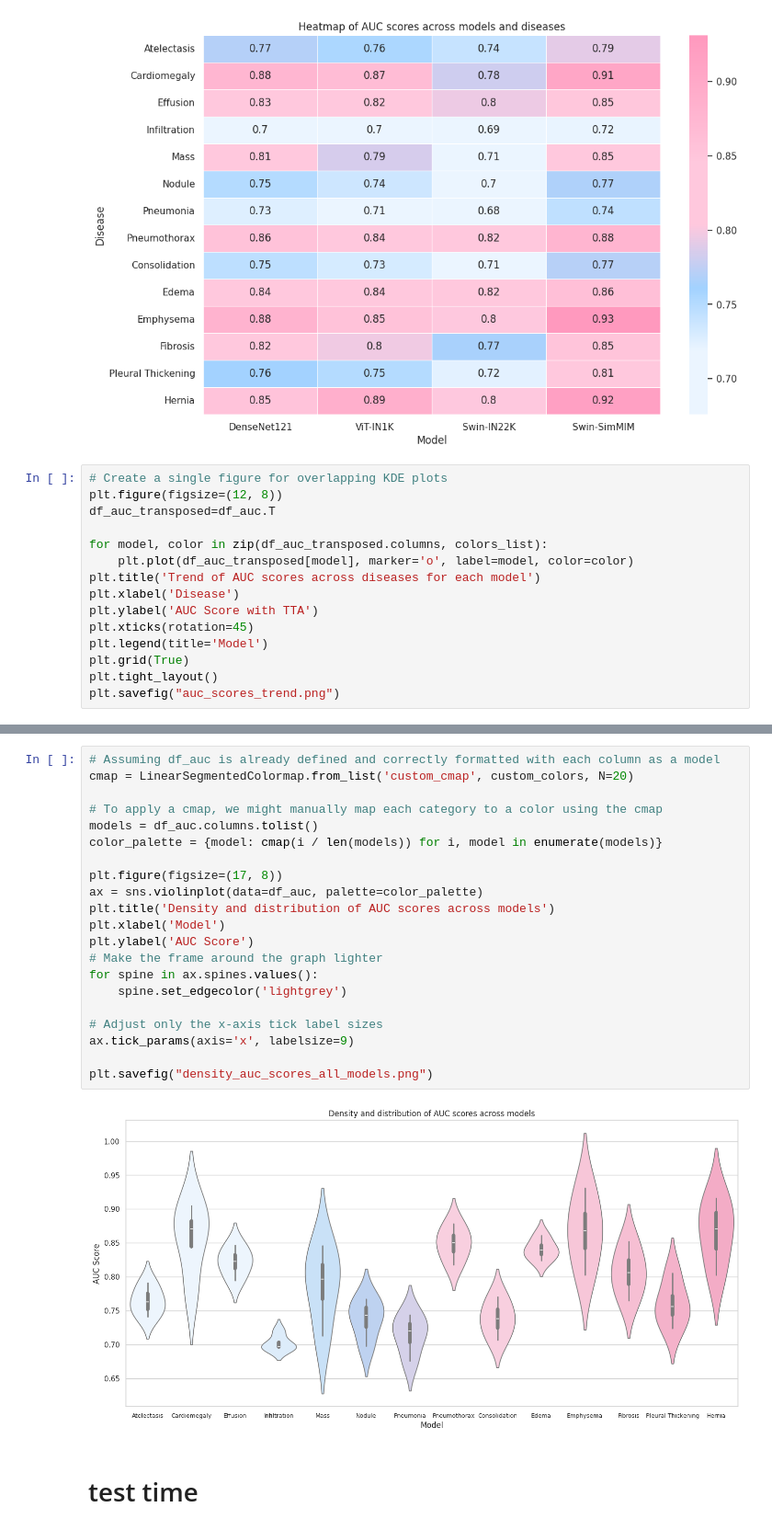
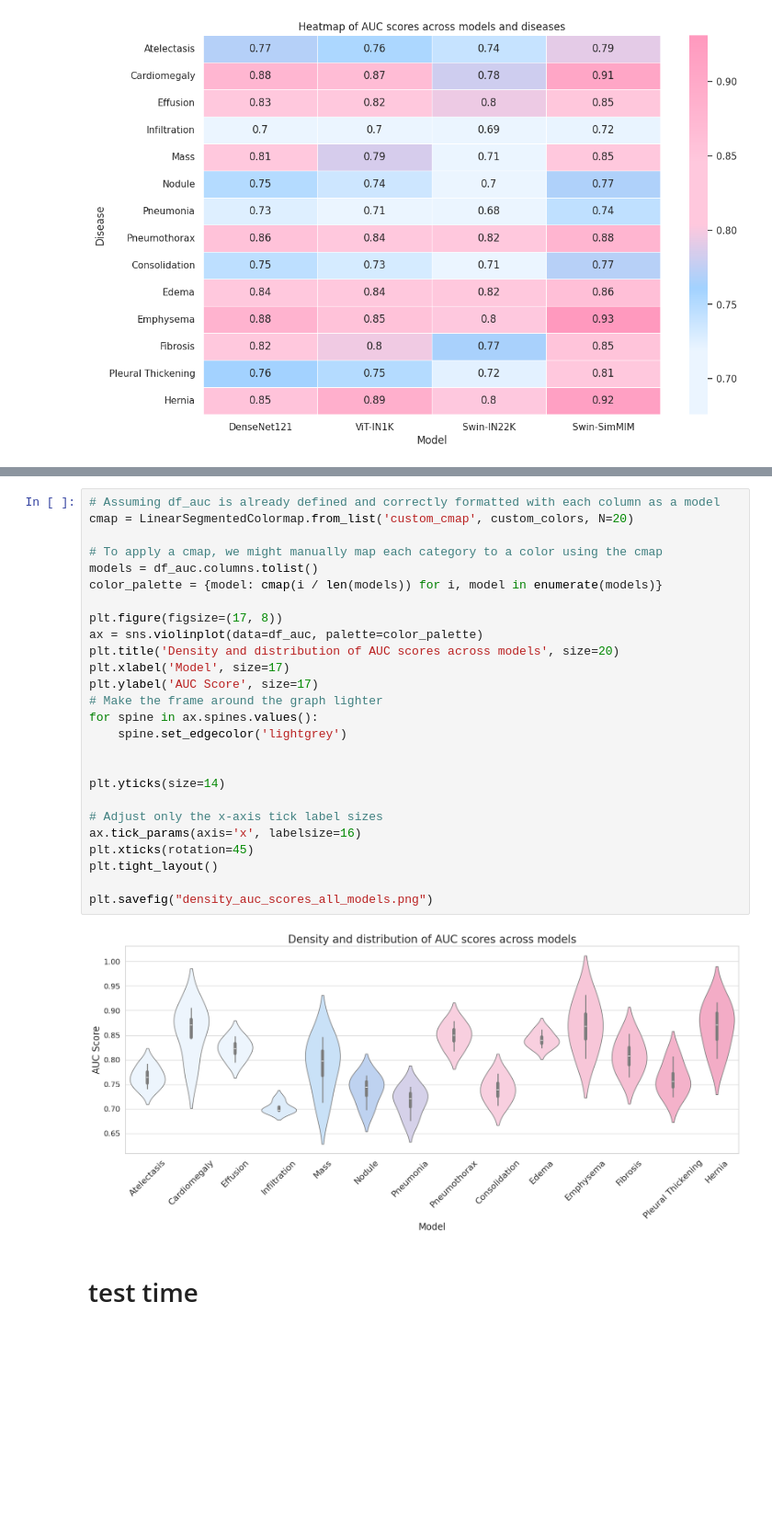
Before and after one commit to taheeraahmed/master-thesis, a Jupyter notebook: 01-multi-label/notebook/evaluation/comparing-results-auc-iou.ipynb, the cells around one changed output, grey strips where cells are left out. Shown at 92% size. Cells and saved outputs as stored; diff of their text form; blank space fills up the shorter version.

```diff
--- a/01-multi-label/notebook/evaluation/comparing-results-auc-iou.ipynb
+++ b/01-multi-label/notebook/evaluation/comparing-results-auc-iou.ipynb
@@ -210,18 +224,3 @@ plt.ylabel('Disease')
 plt.show("heatmap_auc_scores.png")
 # %% [output]
 [figure]
-# %%
-# Create a single figure for overlapping KDE plots
-plt.figure(figsize=(12, 8))
-df_auc_transposed=df_auc.T
-
-for model, color in zip(df_auc_transposed.columns, colors_list):
-    plt.plot(df_auc_transposed[model], marker='o', label=model, color=color)
-plt.title('Trend of AUC scores across diseases for each model')
-plt.xlabel('Disease')
-plt.ylabel('AUC Score with TTA')
-plt.xticks(rotation=45)
-plt.legend(title='Model')
-plt.grid(True)
-plt.tight_layout()
-plt.savefig("auc_scores_trend.png")
@@ -293,26 +335,31 @@ plt.show()
 # %%
 # Assuming df_auc is already defined and correctly formatted with each column as a model
 cmap = LinearSegmentedColormap.from_list('custom_cmap', custom_colors, N=20)
 
 # To apply a cmap, we might manually map each category to a color using the cmap
 models = df_auc.columns.tolist()
 color_palette = {model: cmap(i / len(models)) for i, model in enumerate(models)}
 
 plt.figure(figsize=(17, 8))
 ax = sns.violinplot(data=df_auc, palette=color_palette)
-plt.title('Density and distribution of AUC scores across models')
-plt.xlabel('Model')
-plt.ylabel('AUC Score')
+plt.title('Density and distribution of AUC scores across models', size=20)
+plt.xlabel('Model', size=17)
+plt.ylabel('AUC Score', size=17)
 # Make the frame around the graph lighter
 for spine in ax.spines.values():
     spine.set_edgecolor('lightgrey')
 
+
+plt.yticks(size=14)
+
 # Adjust only the x-axis tick label sizes
-ax.tick_params(axis='x', labelsize=9)
+ax.tick_params(axis='x', labelsize=16)
+plt.xticks(rotation=45)
+plt.tight_layout()
 
 plt.savefig("density_auc_scores_all_models.png")
 # %% [output]
-[figure, old version]
+[figure, new version]
 # %% [markdown]
 # test time
 # %%
```
Also changed, not shown: parts of 21 cells of this notebook, 5 other files.
